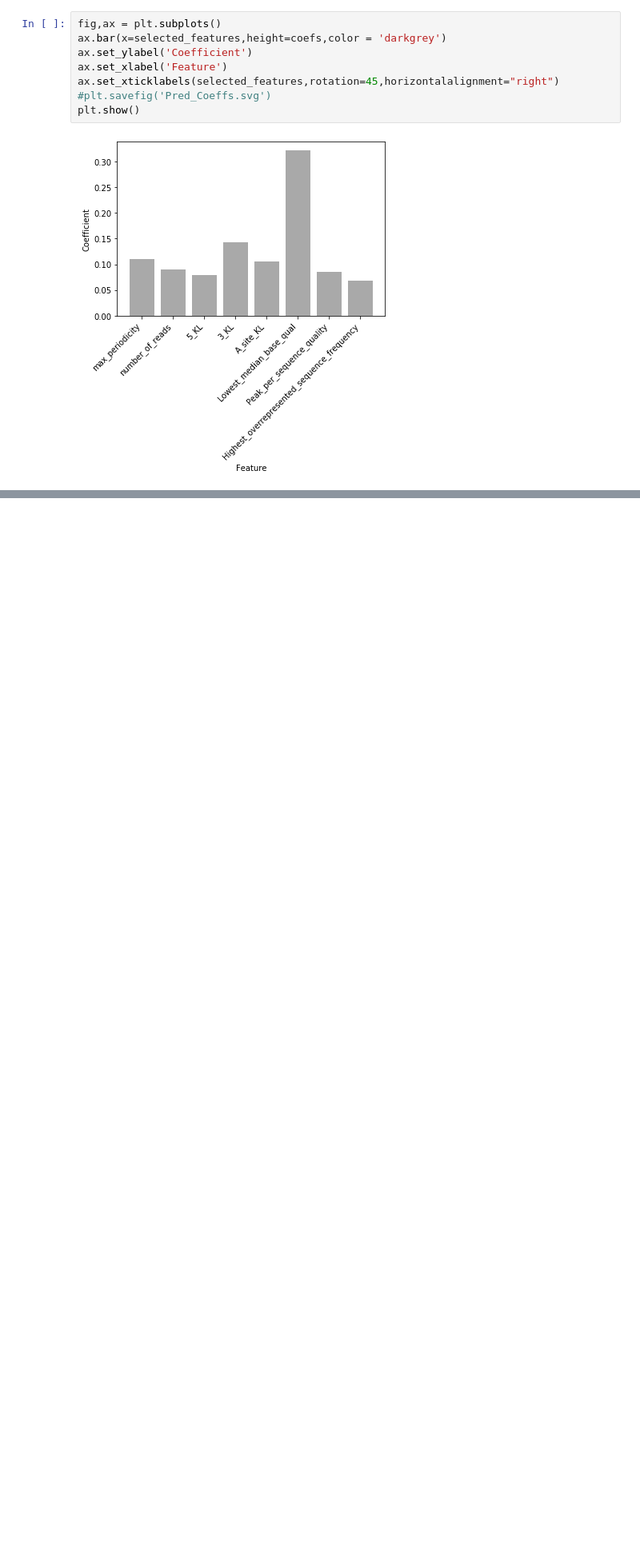
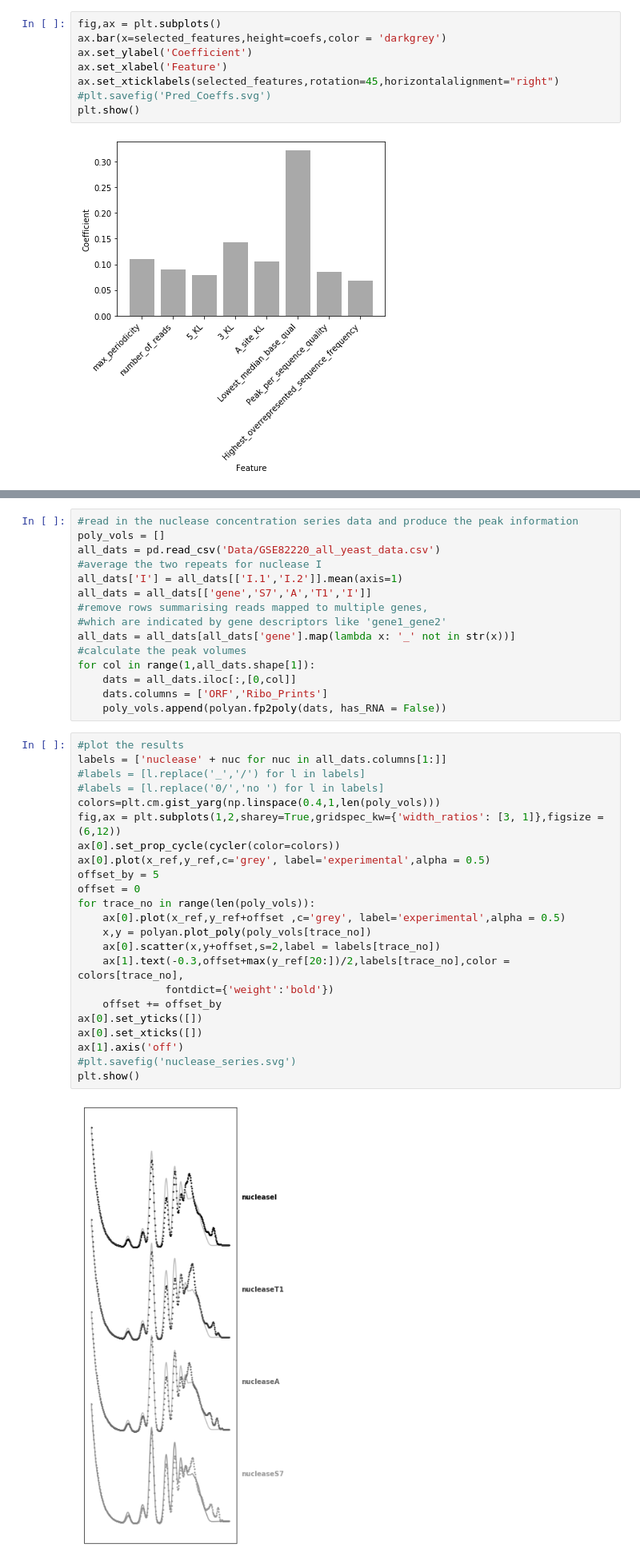
Before and after one commit to tobiasvonderhaar/polysomes, a Jupyter notebook: Figure 7 revised.ipynb, the cells around one changed output, grey strips where cells are left out. Shown at 80% size. Saved outputs shown, nothing was run; the diff lists cells and outputs as text; blank space fills up the shorter version.

```diff
--- a/Figure 7 revised.ipynb
+++ b/Figure 7 revised.ipynb
@@ -79,0 +166,40 @@ plt.show()
+# %%
+#read in the nuclease concentration series data and produce the peak information
+poly_vols = []
+all_dats = pd.read_csv('Data/GSE82220_all_yeast_data.csv')
+#average the two repeats for nuclease I
+all_dats['I'] = all_dats[['I.1','I.2']].mean(axis=1)
+all_dats = all_dats[['gene','S7','A','T1','I']]
+#remove rows summarising reads mapped to multiple genes,
+#which are indicated by gene descriptors like 'gene1_gene2'
+all_dats = all_dats[all_dats['gene'].map(lambda x: '_' not in str(x))]
+#calculate the peak volumes
+for col in range(1,all_dats.shape[1]):
+    dats = all_dats.iloc[:,[0,col]]
+    dats.columns = ['ORF','Ribo_Prints']
+    poly_vols.append(polyan.fp2poly(dats, has_RNA = False))
+# %%
+#plot the results
+labels = ['nuclease' + nuc for nuc in all_dats.columns[1:]]
+#labels = [l.replace('_','/') for l in labels]
+#labels = [l.replace('0/','no ') for l in labels]
+colors=plt.cm.gist_yarg(np.linspace(0.4,1,len(poly_vols)))
+fig,ax = plt.subplots(1,2,sharey=True,gridspec_kw={'width_ratios': [3, 1]},figsize = (6,12))
+ax[0].set_prop_cycle(cycler(color=colors))
+ax[0].plot(x_ref,y_ref,c='grey', label='experimental',alpha = 0.5)
+offset_by = 5
+offset = 0
+for trace_no in range(len(poly_vols)):
+    ax[0].plot(x_ref,y_ref+offset ,c='grey', label='experimental',alpha = 0.5)
+    x,y = polyan.plot_poly(poly_vols[trace_no])
+    ax[0].scatter(x,y+offset,s=2,label = labels[trace_no])
+    ax[1].text(-0.3,offset+max(y_ref[20:])/2,labels[trace_no],color = colors[trace_no],
+              fontdict={'weight':'bold'})
+    offset += offset_by
+ax[0].set_yticks([])
+ax[0].set_xticks([])
+ax[1].axis('off')
+#plt.savefig('nuclease_series.svg')
+plt.show()
+# %% [output]
+[figure, added]
```
Also changed, not shown: parts of 8 cells of this notebook, 2 other files.
